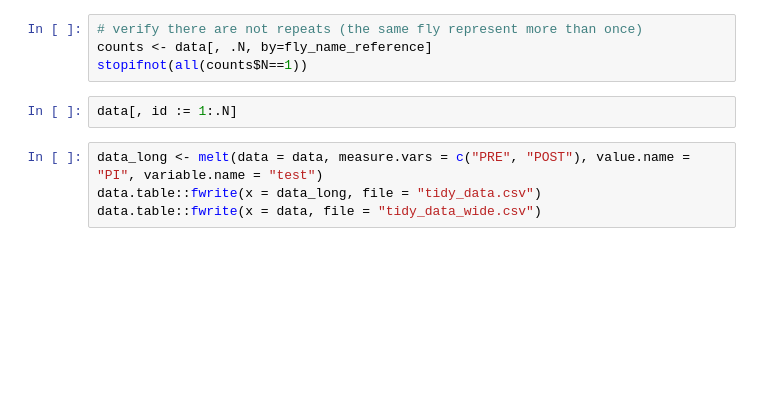
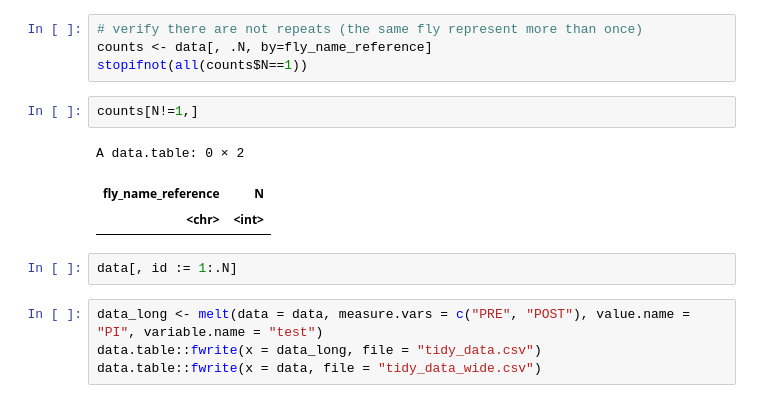
Before and after one commit to shaliulab/idoc-paper, a Jupyter notebook: 1_tidy_datav2.R.ipynb, the cells around one changed output. Cells and saved outputs as stored; diff of their text form; blank space fills up the shorter version.

```diff
--- a/1_tidy_datav2.R.ipynb
+++ b/1_tidy_datav2.R.ipynb
@@ -176,6 +176,12 @@ nrow(data[PRE_Reason%in%c("", "?") & POST_Reason %in% c("", "?", "Human-override
 # verify there are not repeats (the same fly represent more than once)
 counts <- data[, .N, by=fly_name_reference]
 stopifnot(all(counts$N==1))
+# %%
+counts[N!=1,]
+# %% [output]
+A data.table: 0 × 2
+| fly_name_reference | N |
+| <chr> | <int> |
 # %%
 data[, id := 1:.N]
 # %%
```
Also changed, not shown: parts of 9 cells of this notebook, 20 other files.
